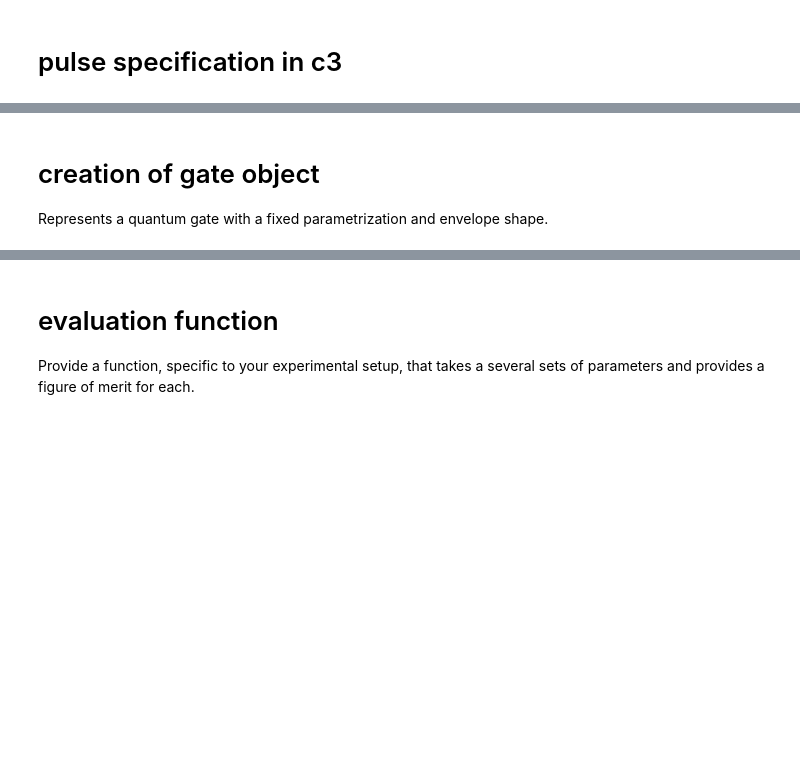
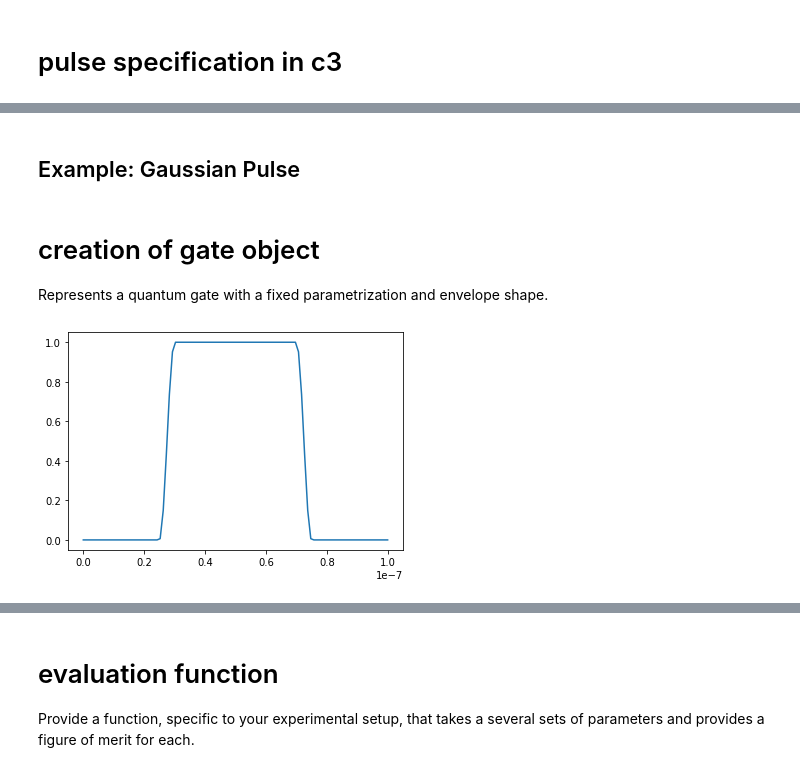
Before and after one commit to lazyoracle/c3, a Jupyter notebook: c3po/examples/template_chalmers.ipynb, the cells around one changed output, grey strips where cells are left out. Cells and saved outputs as stored; diff of their text form; code cells hidden in the pictures; blank space fills up the shorter version.

Commit message:
Added jupyter notebook for pulse examples

```diff
--- a/c3po/examples/template_chalmers.ipynb
+++ b/c3po/examples/template_chalmers.ipynb
@@ -497,0 +191,2 @@ pulse_bounds = {
+# %% [markdown]
+## Example: Gaussian Pulse
@@ -503,5 +285,18 @@ Represents a quantum gate with a fixed parametrization and envelope shape.
 # EXAMPLE: Assume X_gate is target of operation
 
 X_gate = gt('qubit_1', qt.sigmax())
-X_gate.set_parameters('initial', initial_pulse)
-X_gate.set_bounds(pulse_bounds)
+X_gate.set_parameters('initial', cosine_pulse)
+#X_gate.set_bounds(pulse_bounds)
+
+# default values in gate
+T_final=100e-9
+res=1e9
+
+t = np.linspace(0, T_final, int(T_final*res))
+iq = X_gate.get_IQ('initial')
+# %%
+#print(iq['control1']['carrier1']['I'])
+plt.plot(t,iq['control1']['carrier1']['I'])
+plt.show()
+# %% [output]
+[figure, added]
```
Also changed, not shown: parts of 12 cells of this notebook, 1 other file.
